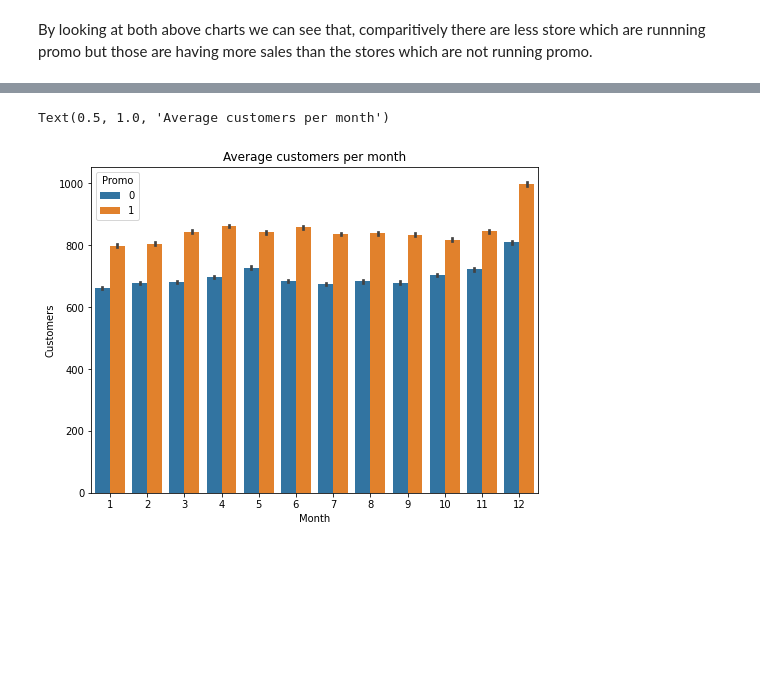
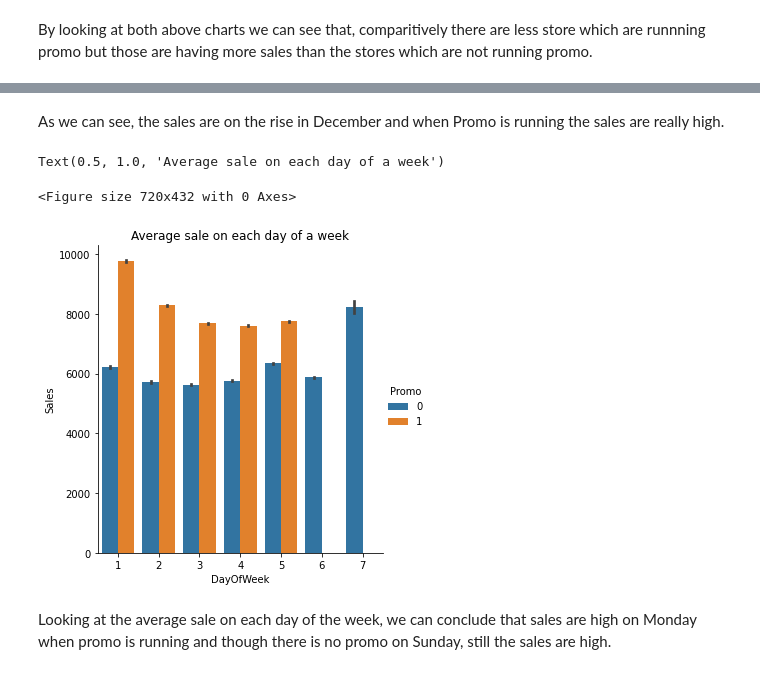
Before and after one commit to pranavdevi28/Rossmann_Sales_Prediction, a Jupyter notebook: Rossmann_Sales_Prediction_Capstone_Project.ipynb, the cells around one changed output, grey strips where cells are left out. Cells and saved outputs as stored; diff of their text form; code cells hidden in the pictures; blank space fills up the shorter version.

```diff
--- a/Rossmann_Sales_Prediction_Capstone_Project.ipynb
+++ b/Rossmann_Sales_Prediction_Capstone_Project.ipynb
@@ -516,7 +579,12 @@ Text(0.5, 1.0, 'Total Sales per year')
+# %% [markdown]
+As we can see, the sales are on the rise in December and when Promo is running the sales are really high.
 # %%
-plt.figure(figsize=(8,6))
-sns.barplot(data=final_df, x='Month', y='Customers', hue='Promo')
-plt.title('Average customers per month')
+plt.figure(figsize=(10,6))
+sns.catplot(data=final_df, x='DayOfWeek', y='Sales', kind='bar', hue='Promo')
+plt.title('Average sale on each day of a week')
 # %% [output]
-Text(0.5, 1.0, 'Average customers per month')
+Text(0.5, 1.0, 'Average sale on each day of a week')
+<Figure size 720x432 with 0 Axes>
-[figure, old version]
+[figure, new version]
+# %% [markdown]
+Looking at the average sale on each day of the week, we can conclude that sales are high on Monday when promo is running and though there is no promo on Sunday, still the sales are high.
```
Also changed, not shown: parts of 17 cells of this notebook.
